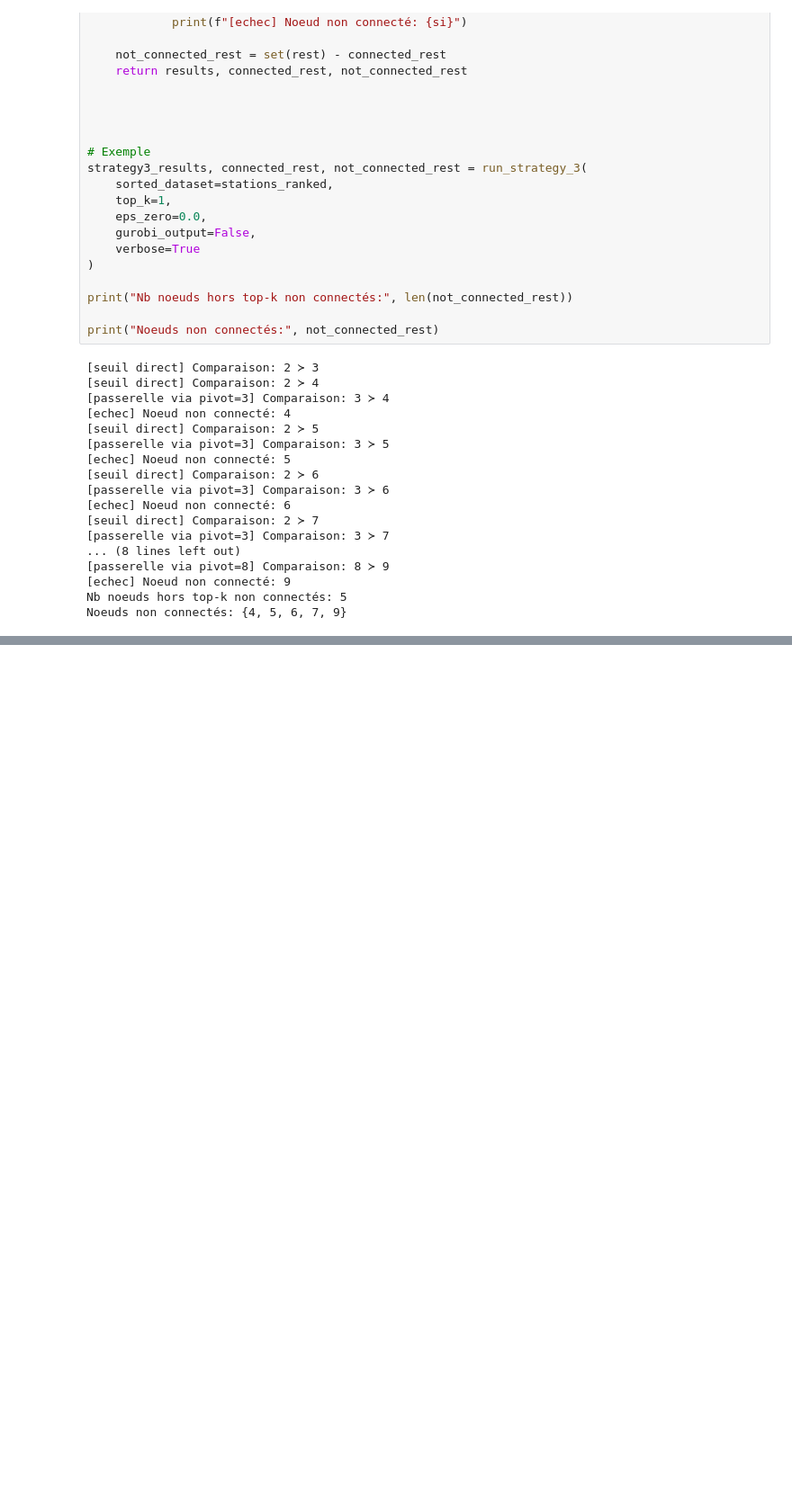
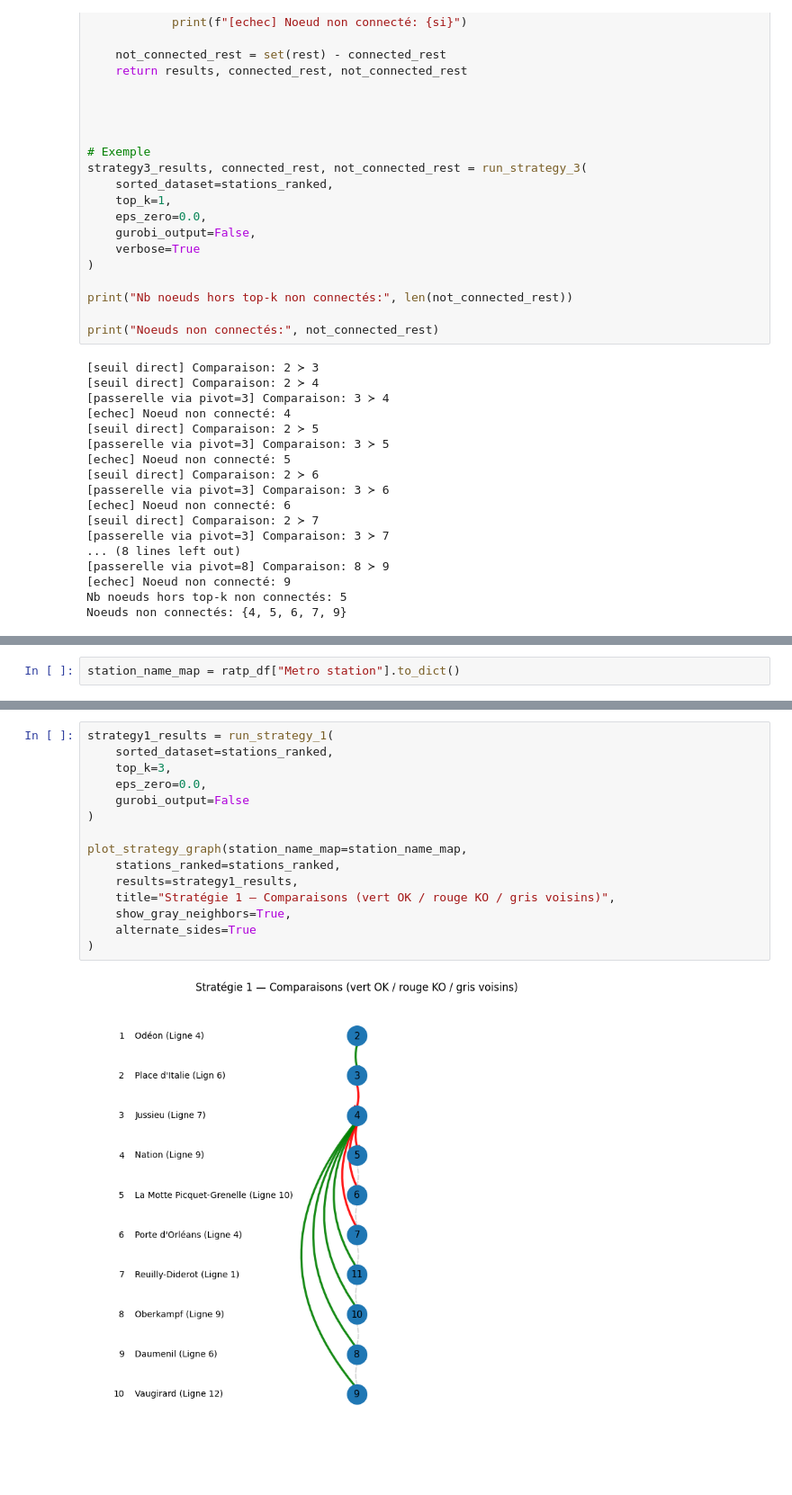
Before and after one commit to KarinaMusina44/SDP-optim, a Jupyter notebook: Projet_SDP_datasets.ipynb, the cells around one changed output, grey strips where cells are left out. Shown at 90% size. Drawn from its saved outputs; the diff is of its cells as text; blank space fills up the shorter version.

Commit message:
add plots

```diff
--- a/Projet_SDP_datasets.ipynb
+++ b/Projet_SDP_datasets.ipynb
@@ -443,0 +449,2 @@ Noeuds non connectés: {4, 5, 6, 7, 9}
+# %%
+station_name_map = ratp_df["Metro station"].to_dict()
@@ -443,0 +589,17 @@ Noeuds non connectés: {4, 5, 6, 7, 9}
+# %%
+strategy1_results = run_strategy_1(
+    sorted_dataset=stations_ranked,
+    top_k=3,
+    eps_zero=0.0,
+    gurobi_output=False
+)
+
+plot_strategy_graph(station_name_map=station_name_map,
+    stations_ranked=stations_ranked,
+    results=strategy1_results,
+    title="Stratégie 1 — Comparaisons (vert OK / rouge KO / gris voisins)",
+    show_gray_neighbors=True,
+    alternate_sides=True
+)
+# %% [output]
+[figure, added]
```
Also changed, not shown: parts of 5 cells of this notebook.
